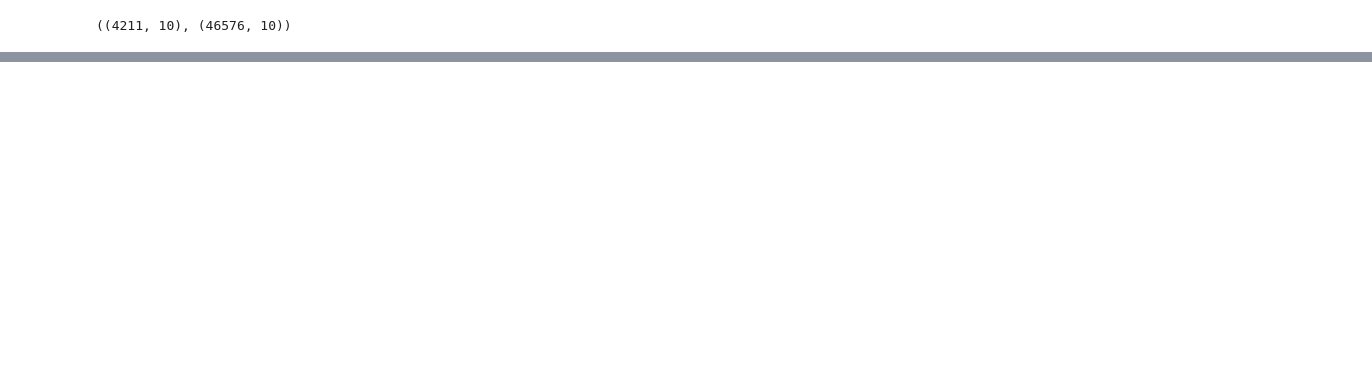
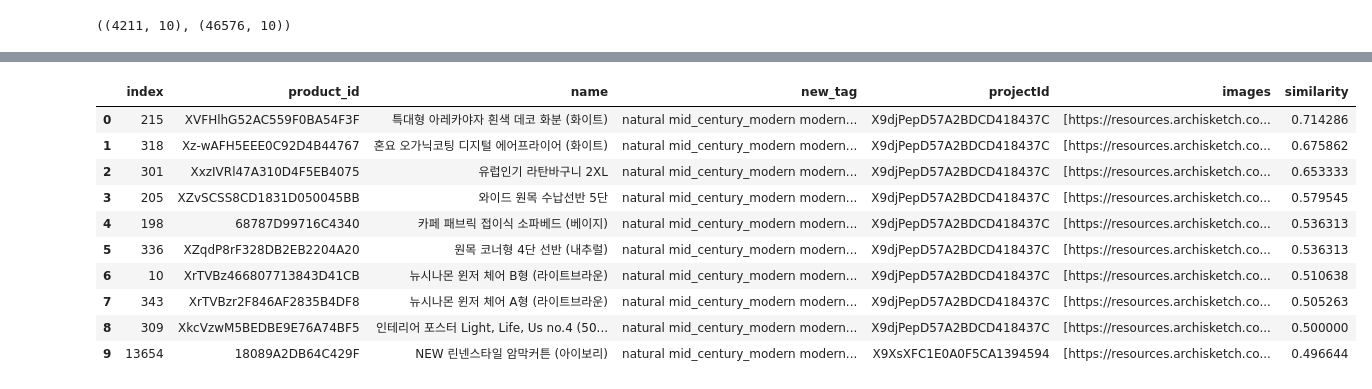
Before and after one commit to comsa33/Recommedation_System, a Jupyter notebook: text-distance.ipynb, the cells around one changed output, grey strips where cells are left out. Saved outputs shown, nothing was run; the diff lists cells and outputs as text; code cells hidden in the pictures; blank space fills up the shorter version.

```diff
--- a/text-distance.ipynb
+++ b/text-distance.ipynb
@@ -142,0 +145,14 @@ search_engine_4.search_product(prod, topn=10)
+# %%
+search_engine_b.result
+# %% [output]
+|  | index | product_id | name | new_tag | projectId | images | similarity |
+| 0 | 215 | XVFHlhG52AC559F0BA54F3F | 특대형 아레카야자 흰색 데코 화분 (화이트) | natural mid_century_modern modern... | X9djPepD57A2BDCD418437C | [https://resources.archisketch.co... | 0.714286 |
+| 1 | 318 | Xz-wAFH5EEE0C92D4B44767 | 혼요 오가닉코팅 디지털 에어프라이어 (화이트) | natural mid_century_modern modern... | X9djPepD57A2BDCD418437C | [https://resources.archisketch.co... | 0.675862 |
+| 2 | 301 | XxzIVRl47A310D4F5EB4075 | 유럽인기 라탄바구니 2XL | natural mid_century_modern modern... | X9djPepD57A2BDCD418437C | [https://resources.archisketch.co... | 0.653333 |
+| 3 | 205 | XZvSCSS8CD1831D050045BB | 와이드 원목 수납선반 5단 | natural mid_century_modern modern... | X9djPepD57A2BDCD418437C | [https://resources.archisketch.co... | 0.579545 |
+| 4 | 198 | 68787D99716C4340 | 카페 패브릭 접이식 소파베드 (베이지) | natural mid_century_modern modern... | X9djPepD57A2BDCD418437C | [https://resources.archisketch.co... | 0.536313 |
+| 5 | 336 | XZqdP8rF328DB2EB2204A20 | 원목 코너형 4단 선반 (내추럴) | natural mid_century_modern modern... | X9djPepD57A2BDCD418437C | [https://resources.archisketch.co... | 0.536313 |
+| 6 | 10 | XrTVBz466807713843D41CB | 뉴시나몬 윈저 체어 B형 (라이트브라운) | natural mid_century_modern modern... | X9djPepD57A2BDCD418437C | [https://resources.archisketch.co... | 0.510638 |
+| 7 | 343 | XrTVBzr2F846AF2835B4DF8 | 뉴시나몬 윈저 체어 A형 (라이트브라운) | natural mid_century_modern modern... | X9djPepD57A2BDCD418437C | [https://resources.archisketch.co... | 0.505263 |
+| 8 | 309 | XkcVzwM5BEDBE9E76A74BF5 | 인테리어 포스터 Light, Life, Us no.4 (50... | natural mid_century_modern modern... | X9djPepD57A2BDCD418437C | [https://resources.archisketch.co... | 0.500000 |
+| 9 | 13654 | 18089A2DB64C429F | NEW 린넨스타일 암막커튼 (아이보리) | natural mid_century_modern modern... | X9XsXFC1E0A0F5CA1394594 | [https://resources.archisketch.co... | 0.496644 |
```
Also changed, not shown: parts of 3 cells of this notebook.
